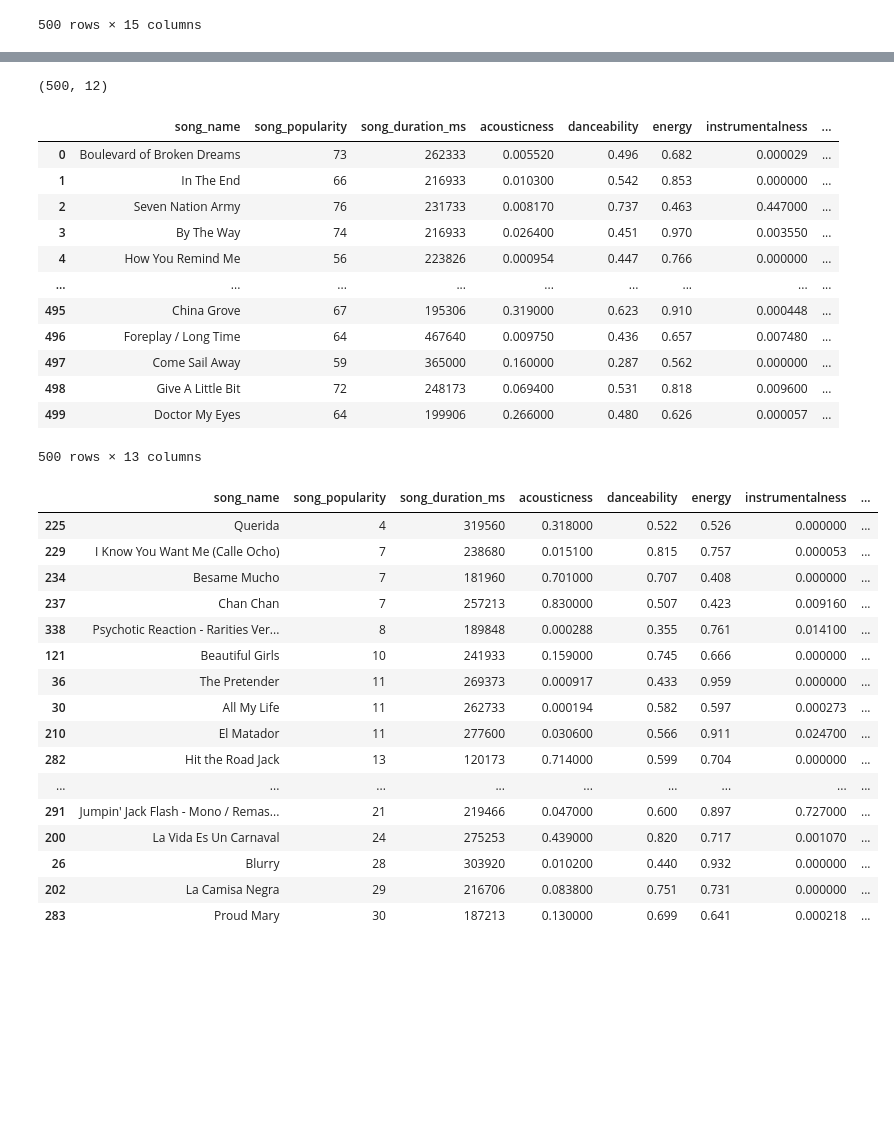
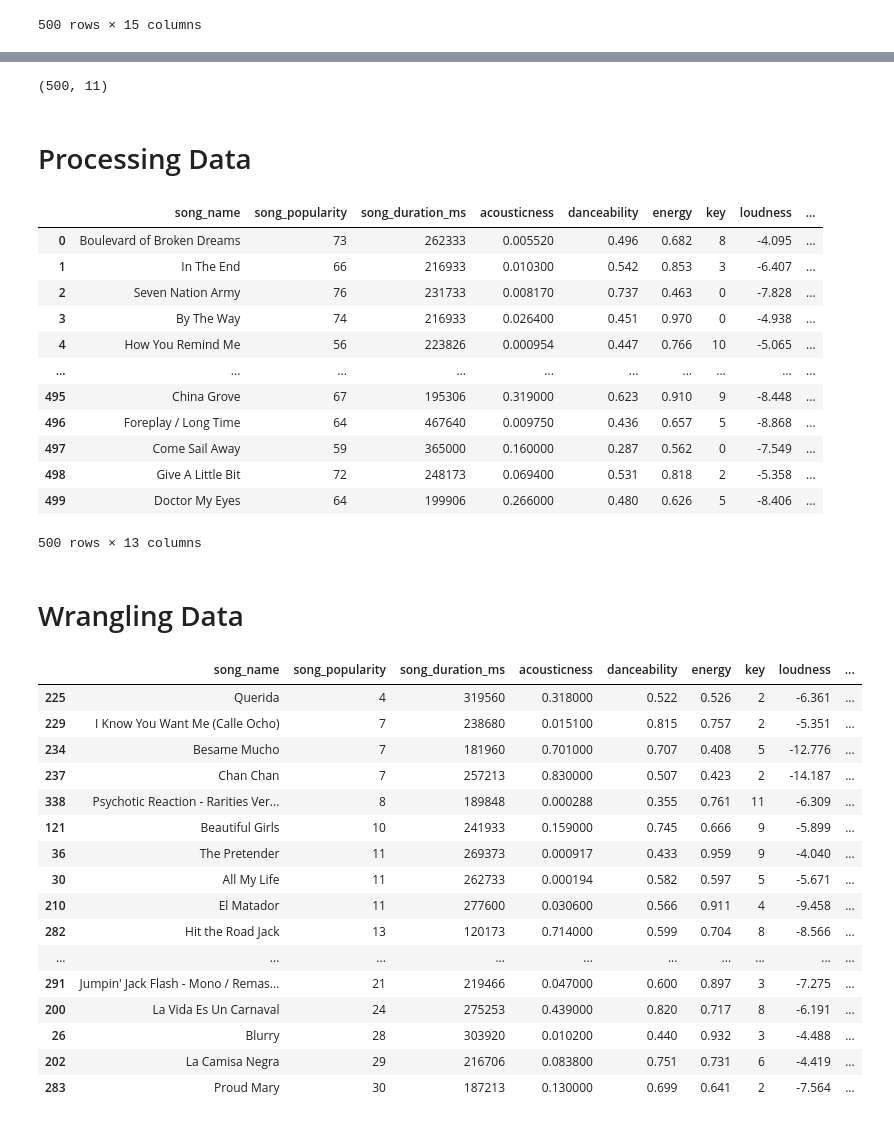
Before and after one commit to ubco-W2022T2-data301/project-group-group48, a Jupyter notebook: analysis pipeline/Person 1.ipynb, the cells around one changed output, grey strips where cells are left out. Cells and saved outputs as stored; diff of their text form; code cells hidden in the pictures; blank space fills up the shorter version.

```diff
--- a/analysis pipeline/Person 1.ipynb
+++ b/analysis pipeline/Person 1.ipynb
@@ -40,7 +42,7 @@ singsong
 | 499 | Doctor My Eyes | 64 | 199906 | 0.266000 | 0.480 | 0.626 | 0.000057 | ... |
 500 rows × 15 columns
 # %%
-singsong_cleaned = singsong.drop(['audio_mode','liveness', 'time_signature'], axis=1)
+singsong_cleaned = singsong.drop(['audio_mode','liveness', 'time_signature', 'instrumentalness'], axis=1)
 singsong_cleaned
 #Cleaning data. I'm cleaning by removing these 3 rows that either had
 #no significant variation or were repetetive to other rows
@@ -62,44 +64,50 @@ singsong_cleaned
 singsong_cleaned_1 = singsong_cleaned.dropna(axis=0)
 singsong_cleaned_1.shape
 # %% [output]
-(500, 12)
+(500, 11)
+# %% [markdown]
+# Processing Data
 # %%
 singsong_cleaned['loudness_energy'] = singsong_cleaned['loudness'] + singsong_cleaned['energy']
+# %%
+singsong_cleaned['energy_duration'] = singsong_cleaned['song_duration_ms'] + singsong_cleaned['energy']
 # %%
 singsong_cleaned # this version of my repository has an additional column combining loudness and energy, the two most correlated elements.
 # %% [output]
-|  | song_name | song_popularity | song_duration_ms | acousticness | danceability | energy | instrumentalness | ... |
-| 0 | Boulevard of Broken Dreams | 73 | 262333 | 0.005520 | 0.496 | 0.682 | 0.000029 | ... |
-| 1 | In The End | 66 | 216933 | 0.010300 | 0.542 | 0.853 | 0.000000 | ... |
-| 2 | Seven Nation Army | 76 | 231733 | 0.008170 | 0.737 | 0.463 | 0.447000 | ... |
-| 3 | By The Way | 74 | 216933 | 0.026400 | 0.451 | 0.970 | 0.003550 | ... |
-| 4 | How You Remind Me | 56 | 223826 | 0.000954 | 0.447 | 0.766 | 0.000000 | ... |
-| ... | ... | ... | ... | ... | ... | ... | ... | ... |
-| 495 | China Grove | 67 | 195306 | 0.319000 | 0.623 | 0.910 | 0.000448 | ... |
-| 496 | Foreplay / Long Time | 64 | 467640 | 0.009750 | 0.436 | 0.657 | 0.007480 | ... |
-| 497 | Come Sail Away | 59 | 365000 | 0.160000 | 0.287 | 0.562 | 0.000000 | ... |
-| 498 | Give A Little Bit | 72 | 248173 | 0.069400 | 0.531 | 0.818 | 0.009600 | ... |
-| 499 | Doctor My Eyes | 64 | 199906 | 0.266000 | 0.480 | 0.626 | 0.000057 | ... |
+|  | song_name | song_popularity | song_duration_ms | acousticness | danceability | energy | key | loudness | ... |
+| 0 | Boulevard of Broken Dreams | 73 | 262333 | 0.005520 | 0.496 | 0.682 | 8 | -4.095 | ... |
+| 1 | In The End | 66 | 216933 | 0.010300 | 0.542 | 0.853 | 3 | -6.407 | ... |
+| 2 | Seven Nation Army | 76 | 231733 | 0.008170 | 0.737 | 0.463 | 0 | -7.828 | ... |
+| 3 | By The Way | 74 | 216933 | 0.026400 | 0.451 | 0.970 | 0 | -4.938 | ... |
+| 4 | How You Remind Me | 56 | 223826 | 0.000954 | 0.447 | 0.766 | 10 | -5.065 | ... |
+| ... | ... | ... | ... | ... | ... | ... | ... | ... | ... |
+| 495 | China Grove | 67 | 195306 | 0.319000 | 0.623 | 0.910 | 9 | -8.448 | ... |
+| 496 | Foreplay / Long Time | 64 | 467640 | 0.009750 | 0.436 | 0.657 | 5 | -8.868 | ... |
+| 497 | Come Sail Away | 59 | 365000 | 0.160000 | 0.287 | 0.562 | 0 | -7.549 | ... |
+| 498 | Give A Little Bit | 72 | 248173 | 0.069400 | 0.531 | 0.818 | 2 | -5.358 | ... |
+| 499 | Doctor My Eyes | 64 | 199906 | 0.266000 | 0.480 | 0.626 | 5 | -8.406 | ... |
 500 rows × 13 columns
+# %% [markdown]
+# Wrangling Data
 # %%
-least_popular = singsong_cleaned.sort_values("song_popularity", ascending=True)
-least_popular.head(20) #these are the bottom 20 songs according to popularity
+least_popular = singsong_cleaned.sort_values("song_popularity", ascending=True).head(20)
+least_popular #these are the bottom 20 songs according to popularity
 # %% [output]
-|  | song_name | song_popularity | song_duration_ms | acousticness | danceability | energy | instrumentalness | ... |
-| 225 | Querida | 4 | 319560 | 0.318000 | 0.522 | 0.526 | 0.000000 | ... |
-| 229 | I Know You Want Me (Calle Ocho) | 7 | 238680 | 0.015100 | 0.815 | 0.757 | 0.000053 | ... |
-| 234 | Besame Mucho | 7 | 181960 | 0.701000 | 0.707 | 0.408 | 0.000000 | ... |
-| 237 | Chan Chan | 7 | 257213 | 0.830000 | 0.507 | 0.423 | 0.009160 | ... |
-| 338 | Psychotic Reaction - Rarities Ver... | 8 | 189848 | 0.000288 | 0.355 | 0.761 | 0.014100 | ... |
-| 121 | Beautiful Girls | 10 | 241933 | 0.159000 | 0.745 | 0.666 | 0.000000 | ... |
-| 36 | The Pretender | 11 | 269373 | 0.000917 | 0.433 | 0.959 | 0.000000 | ... |
-| 30 | All My Life | 11 | 262733 | 0.000194 | 0.582 | 0.597 | 0.000273 | ... |
-| 210 | El Matador | 11 | 277600 | 0.030600 | 0.566 | 0.911 | 0.024700 | ... |
-| 282 | Hit the Road Jack | 13 | 120173 | 0.714000 | 0.599 | 0.704 | 0.000000 | ... |
-| ... | ... | ... | ... | ... | ... | ... | ... | ... |
-| 291 | Jumpin' Jack Flash - Mono / Remas... | 21 | 219466 | 0.047000 | 0.600 | 0.897 | 0.727000 | ... |
-| 200 | La Vida Es Un Carnaval | 24 | 275253 | 0.439000 | 0.820 | 0.717 | 0.001070 | ... |
-| 26 | Blurry | 28 | 303920 | 0.010200 | 0.440 | 0.932 | 0.000000 | ... |
-| 202 | La Camisa Negra | 29 | 216706 | 0.083800 | 0.751 | 0.731 | 0.000000 | ... |
-| 283 | Proud Mary | 30 | 187213 | 0.130000 | 0.699 | 0.641 | 0.000218 | ... |
+|  | song_name | song_popularity | song_duration_ms | acousticness | danceability | energy | key | loudness | ... |
+| 225 | Querida | 4 | 319560 | 0.318000 | 0.522 | 0.526 | 2 | -6.361 | ... |
+| 229 | I Know You Want Me (Calle Ocho) | 7 | 238680 | 0.015100 | 0.815 | 0.757 | 2 | -5.351 | ... |
+| 234 | Besame Mucho | 7 | 181960 | 0.701000 | 0.707 | 0.408 | 5 | -12.776 | ... |
+| 237 | Chan Chan | 7 | 257213 | 0.830000 | 0.507 | 0.423 | 2 | -14.187 | ... |
+| 338 | Psychotic Reaction - Rarities Ver... | 8 | 189848 | 0.000288 | 0.355 | 0.761 | 11 | -6.309 | ... |
+| 121 | Beautiful Girls | 10 | 241933 | 0.159000 | 0.745 | 0.666 | 9 | -5.899 | ... |
+| 36 | The Pretender | 11 | 269373 | 0.000917 | 0.433 | 0.959 | 9 | -4.040 | ... |
+| 30 | All My Life | 11 | 262733 | 0.000194 | 0.582 | 0.597 | 5 | -5.671 | ... |
+| 210 | El Matador | 11 | 277600 | 0.030600 | 0.566 | 0.911 | 4 | -9.458 | ... |
+| 282 | Hit the Road Jack | 13 | 120173 | 0.714000 | 0.599 | 0.704 | 8 | -8.566 | ... |
+| ... | ... | ... | ... | ... | ... | ... | ... | ... | ... |
+| 291 | Jumpin' Jack Flash - Mono / Remas... | 21 | 219466 | 0.047000 | 0.600 | 0.897 | 3 | -7.275 | ... |
+| 200 | La Vida Es Un Carnaval | 24 | 275253 | 0.439000 | 0.820 | 0.717 | 8 | -6.191 | ... |
+| 26 | Blurry | 28 | 303920 | 0.010200 | 0.440 | 0.932 | 3 | -4.488 | ... |
+| 202 | La Camisa Negra | 29 | 216706 | 0.083800 | 0.751 | 0.731 | 6 | -4.419 | ... |
+| 283 | Proud Mary | 30 | 187213 | 0.130000 | 0.699 | 0.641 | 2 | -7.564 | ... |
 # %%
```
Also changed, not shown: parts of 22 cells of this notebook, 1 other file.
